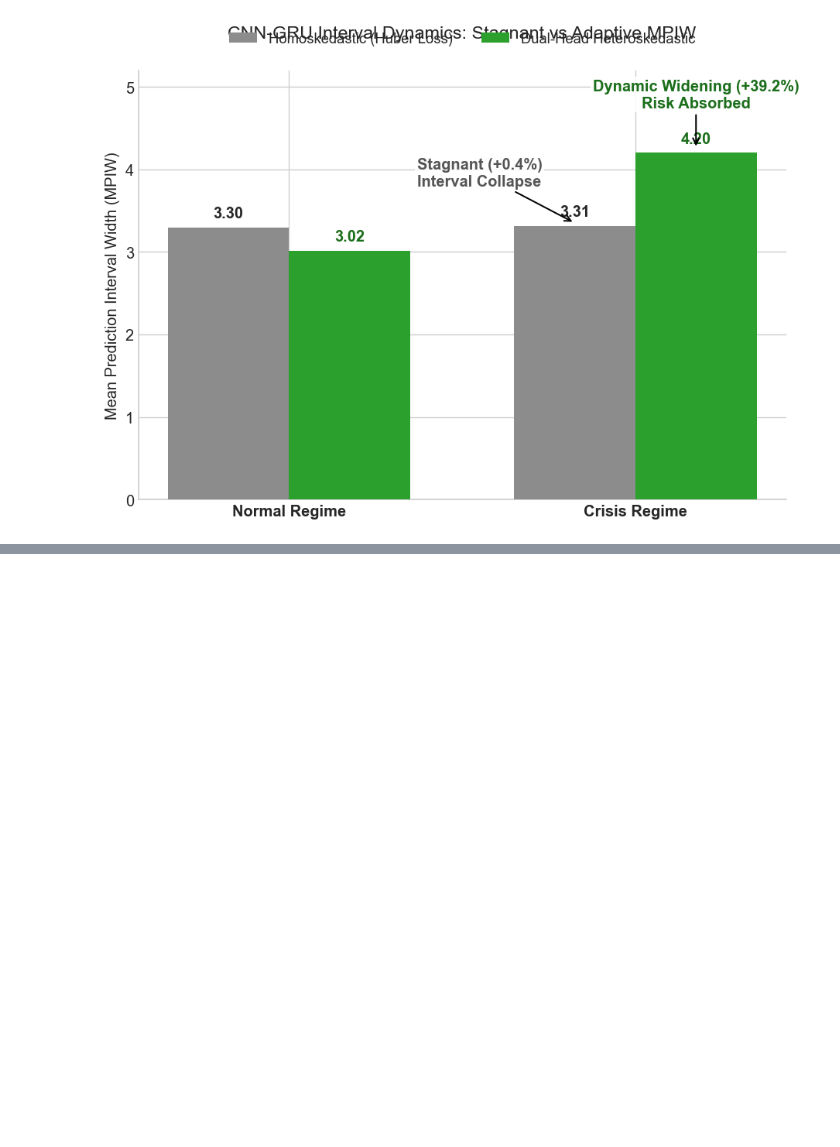
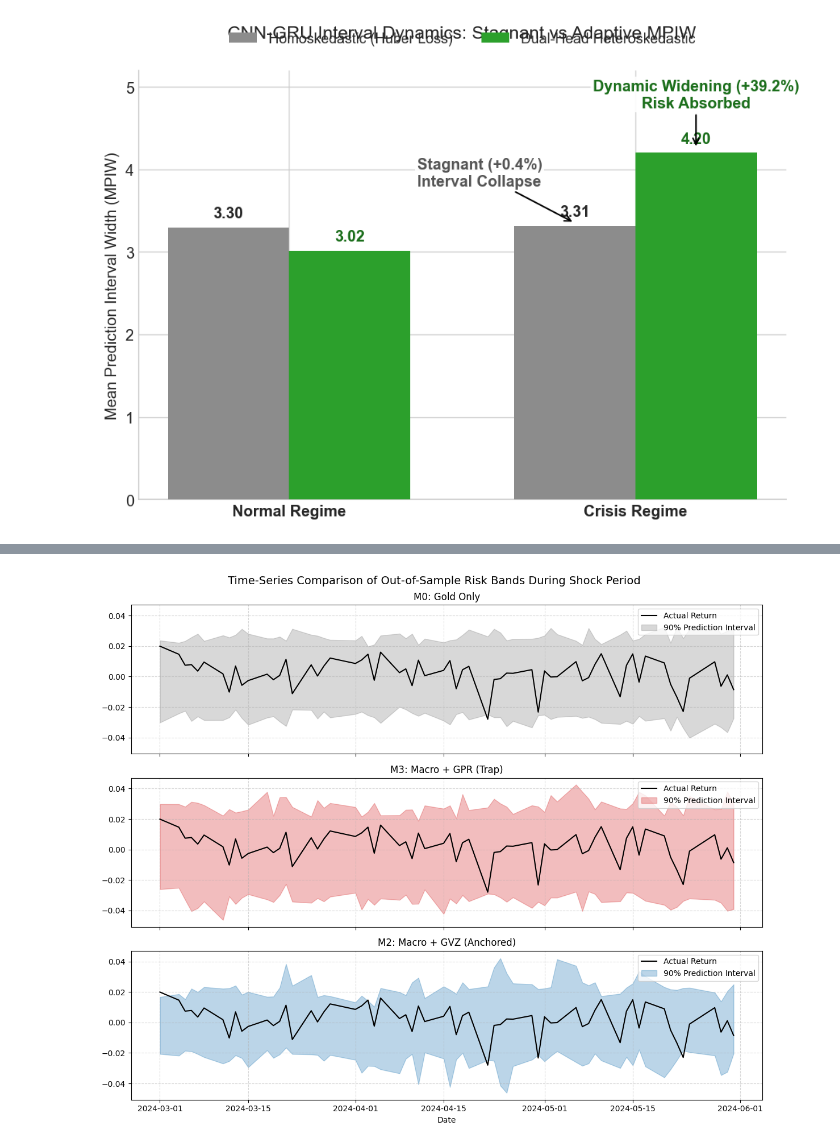
Before and after one commit to HuyPham171-hub/gold-price-prediction, a Jupyter notebook: notebooks/evaluate.ipynb, the cells around one changed output, grey strips where cells are left out. Cells and saved outputs as stored; diff of their text form; code cells hidden in the pictures; blank space fills up the shorter version.

```diff
--- a/notebooks/evaluate.ipynb
+++ b/notebooks/evaluate.ipynb
@@ -255,0 +583,34 @@ plt.show()
+# %%
+import pandas as pd
+
+# Giả định: test_dates là mảng datetime, các mảng y_test, lower/upper của các mô hình
+# Lấy index của một khoảng thời gian cụ thể (ví dụ: tháng 3 - tháng 5 năm 2024)
+start_date = pd.to_datetime('2024-03-01')
+end_date = pd.to_datetime('2024-05-31')
+mask = (test_dates >= start_date) & (test_dates <= end_date)
+
+dates_window = test_dates[mask]
+y_true_window = y_test[mask]
+
+fig, axes = plt.subplots(3, 1, figsize=(12, 10), sharex=True, sharey=True)
+
+models_data = [
+    ('M0: Gold Only', lower_M0, upper_M0, '#7f7f7f'),
+    ('M3: Macro + GPR (Trap)', lower_M3, upper_M3, '#d62728'),
+    ('M2: Macro + GVZ (Anchored)', lower_M2, upper_M2, '#1f77b4')
+]
+
+for i, (name, lower, upper, color) in enumerate(models_data):
+    axes[i].plot(dates_window, y_true_window, color='black', linewidth=1.5, label='Actual Return')
+    axes[i].fill_between(dates_window, lower[mask], upper[mask], color=color, alpha=0.3, label='90% Prediction Interval')
+    axes[i].set_title(name)
+    axes[i].grid(True, linestyle='--', alpha=0.5)
+    axes[i].legend(loc='upper right')
+
+plt.xlabel('Date')
+fig.suptitle('Time-Series Comparison of Out-of-Sample Risk Bands During Shock Period', y=0.98, fontsize=14)
+plt.tight_layout()
+plt.savefig('timeseries_risk_bands.png', dpi=300)
+plt.show()
+# %% [output]
+[figure, added]
```
Also changed, not shown: parts of 5 cells of this notebook, 26 other files.
